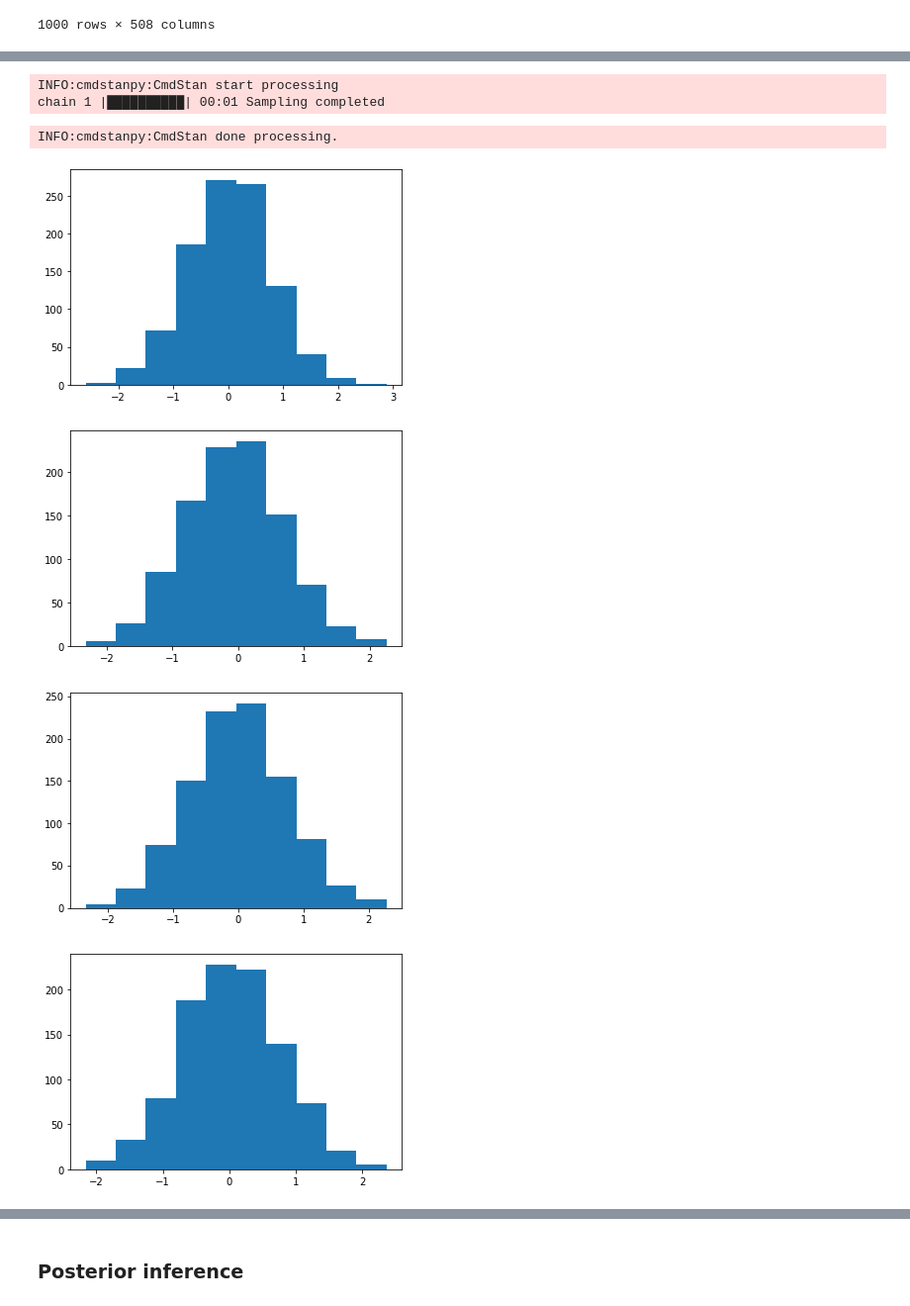
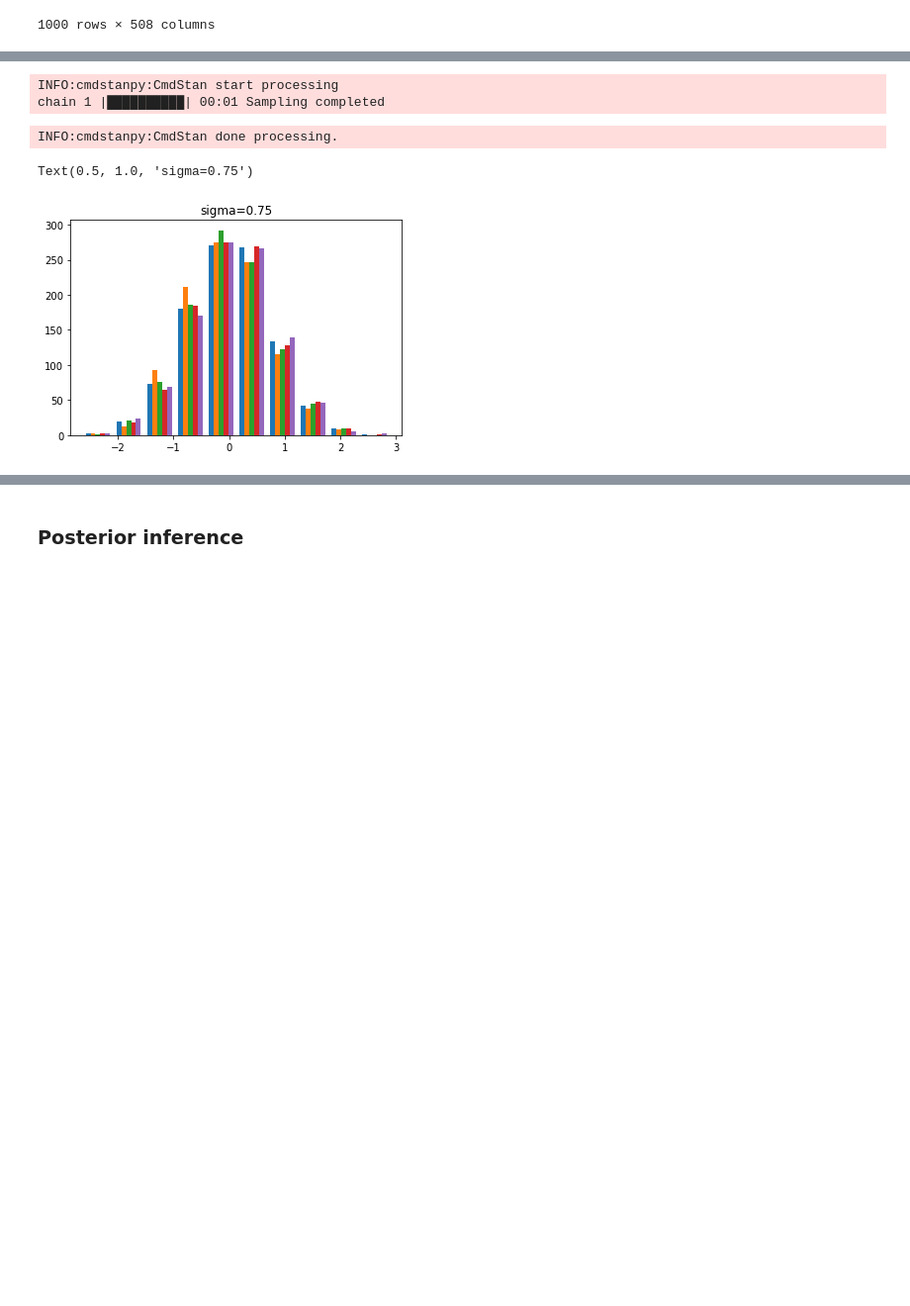
Before and after one commit to majedsuliman/Data-analysis, a Jupyter notebook: Lab5/lab5.ipynb, the cells around one changed output, grey strips where cells are left out. Shown: that part at 99% size. Saved outputs shown, nothing was run; the diff lists cells and outputs as text; code cells hidden in the pictures; blank space fills up the shorter version.

```diff
--- a/Lab5/lab5.ipynb
+++ b/Lab5/lab5.ipynb
@@ -140,29 +129,24 @@ INFO:cmdstanpy:CmdStan done processing.
 # %%
 
 R=1000
 data_ppc= dict(N = data.shape[0],
                 M = 5,
                 X = data.iloc[:,0:5].values,
                 sigma=0.75)
 sim_ppc1=model_ppc1.sample(data=data_ppc,
                         iter_sampling=R, iter_warmup=0,
                         chains=1,
                         refresh=R,
                         fixed_param=True,
                         seed=29042020)
 beta = sim_ppc1.stan_variable('beta')
-for i in range(beta.shape[1]):
-    plt.hist(beta[:,i])
-    plt.show()
+
 beta = sim_ppc1.stan_variable('beta')
-for i in range(beta.shape[1]):
-    plt.hist(beta[:,i])
-    plt.show()
+plt.hist(beta)
+plt.title('sigma=0.75')
 # %% [output]
 INFO:cmdstanpy:CmdStan start processing
 chain 1 |██████████| 00:01 Sampling completed
 INFO:cmdstanpy:CmdStan done processing.
+Text(0.5, 1.0, 'sigma=0.75')
-[figure, old version]
+[figure, new version]
-[figure, removed]
-[figure, removed]
-[figure, removed]
```
Also changed, not shown: parts of 21 cells of this notebook, 7 other files.
